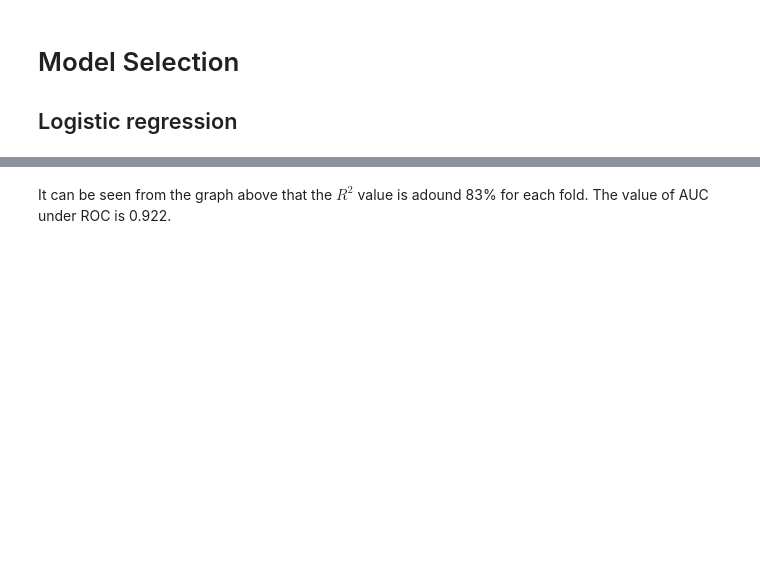
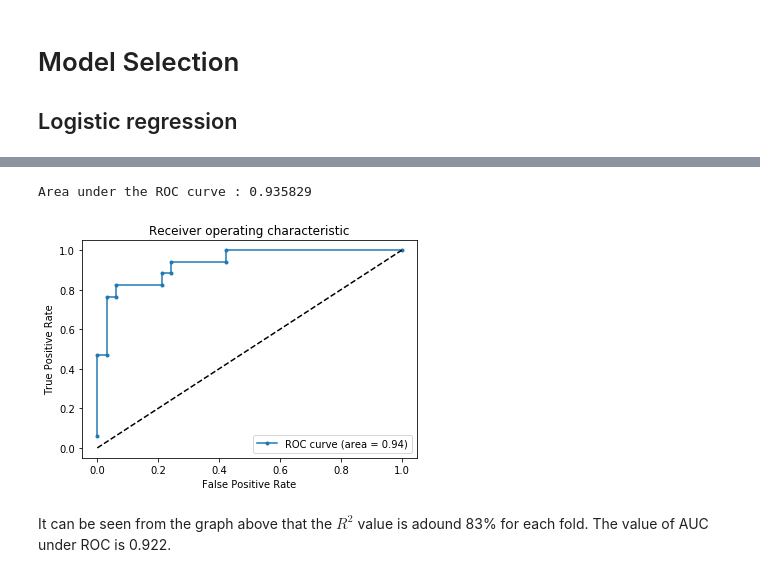
Before and after one commit to dongxuzheng/final_project, a Jupyter notebook: Final_Project.ipynb, the cells around one changed output, grey strips where cells are left out. Saved outputs shown, nothing was run; the diff lists cells and outputs as text; code cells hidden in the pictures; blank space fills up the shorter version.

```diff
--- a/Final_Project.ipynb
+++ b/Final_Project.ipynb
@@ -212,3 +238,25 @@ Area under the ROC curve : 0.921569
+# %%
+best_alpha=alphas[np.argmax(scores)]
+best_alpha
+
+best_alpha=alphas[np.argmax(scores)]
+# Generate ROC  for LR with l2 penalty and C=best_alpha
+fpr,tpr,roc_auc, thresholds = generate_auc(X,y,LogisticRegression,C=best_alpha,penalty='l2')
+def generate_ROCplot(fpr,tpr,label,roc_auc):
+    plt.clf()
+    plt.plot(fpr, tpr, '.-',label='ROC curve (area = %0.2f)' % roc_auc)
+    plt.plot([0, 1], [0, 1], 'k--')
+    plt.xlabel('False Positive Rate')
+    plt.ylabel('True Positive Rate')
+    plt.title('Receiver operating characteristic')
+    plt.legend(loc="lower right")
+    plt.show()
+
+# Plots ROC
+generate_ROCplot(fpr,tpr,'LR',roc_auc)
+# %% [output]
+Area under the ROC curve : 0.935829
+[figure, added]
 # %% [markdown]
 It can be seen from the graph above that the $R^2$ value is adound 83% for each fold. The value of AUC under ROC is 0.922.
 # %% [markdown]
```
Also changed, not shown: parts of 13 cells of this notebook.
